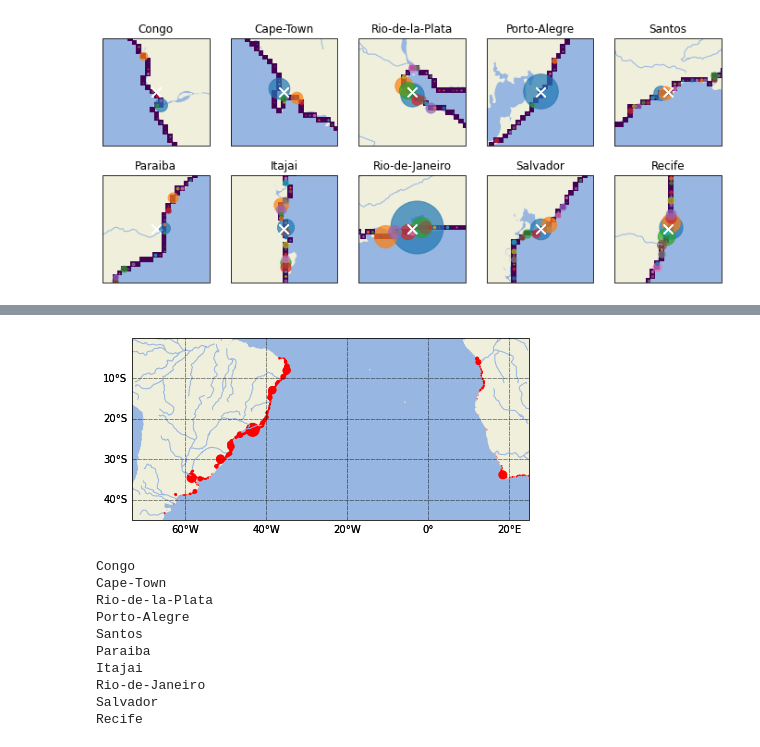
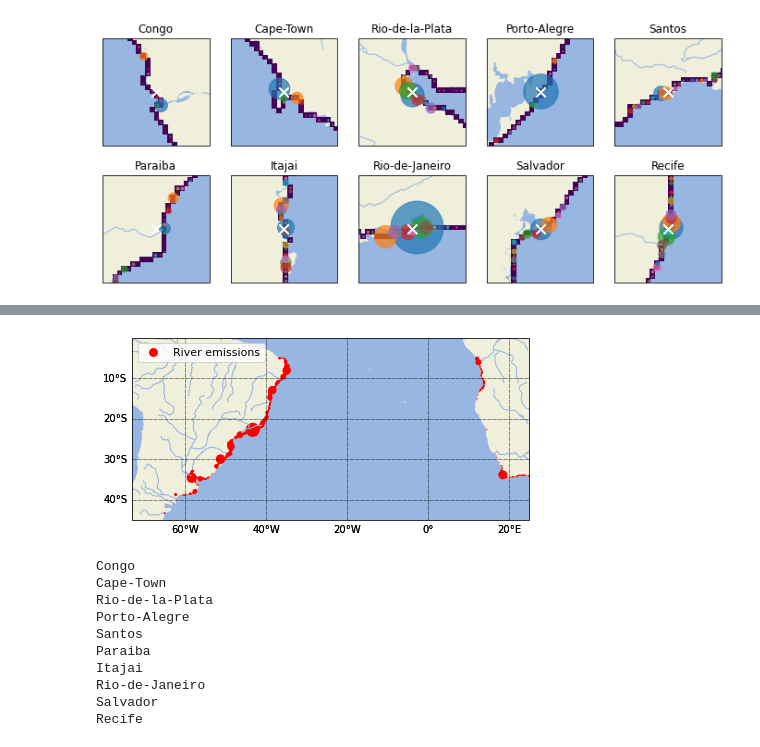
Before and after one commit to OceanParcels/BayesianAnalysis_SouthAtlantic, a Jupyter notebook: notebooks/Standard_method_release_particles_from_river_locations.ipynb, the cells around one changed output, grey strips where cells are left out. Drawn from its saved outputs; the diff is of its cells as text; code cells hidden in the pictures.

```diff
--- a/notebooks/Standard_method_release_particles_from_river_locations.ipynb
+++ b/notebooks/Standard_method_release_particles_from_river_locations.ipynb
@@ -512,27 +512,34 @@ plt.savefig('../article_figs/clusters.png', dpi=200)
 # %%
 fig,ax = plt.subplots(figsize=(6,4),
                       subplot_kw={'projection': ccrs.PlateCarree()}, constrained_layout=True)
 
 gl = ax.gridlines(crs=ccrs.PlateCarree(), draw_labels=True,
                   linewidth=1, color='black', alpha=0.3, linestyle='--')
 gl.top_labels = False
 gl.right_labels = False
 gl = ax.gridlines(crs=ccrs.PlateCarree(), draw_labels=True,
                   linewidth=0.5, color='black', alpha=0.5, linestyle='--')
 gl.top_labels = False
 gl.right_labels = False
 
 ax.set_extent([-73, 25,-45, 0], crs=ccrs.PlateCarree())
 ax.add_feature(cfeature.RIVERS)
 ax.add_feature(cfeature.OCEAN)
 
 ax.add_feature(cfeature.LAND, zorder=0)
 im = ax.scatter(sa_meijer['X'], sa_meijer['Y'], c='r',
                  s=sa_meijer['emissions']/15, edgecolors=None)
 
+legend_elements = [
+                   Line2D([0], [0], marker='o', color='w', label='River emissions',
+                          markerfacecolor='r', markersize=10)]
+
+ax.legend(handles=legend_elements, loc='upper left',
+         fontsize=11)
+
 plt.savefig('../article_figs/sa_rivers.png', dpi=200)
 # %% [output]
-[figure, old version]
+[figure, new version]
 # %%
 
 release_points = {}
```
Also changed, not shown: parts of 3 cells of this notebook, 2 other files.
